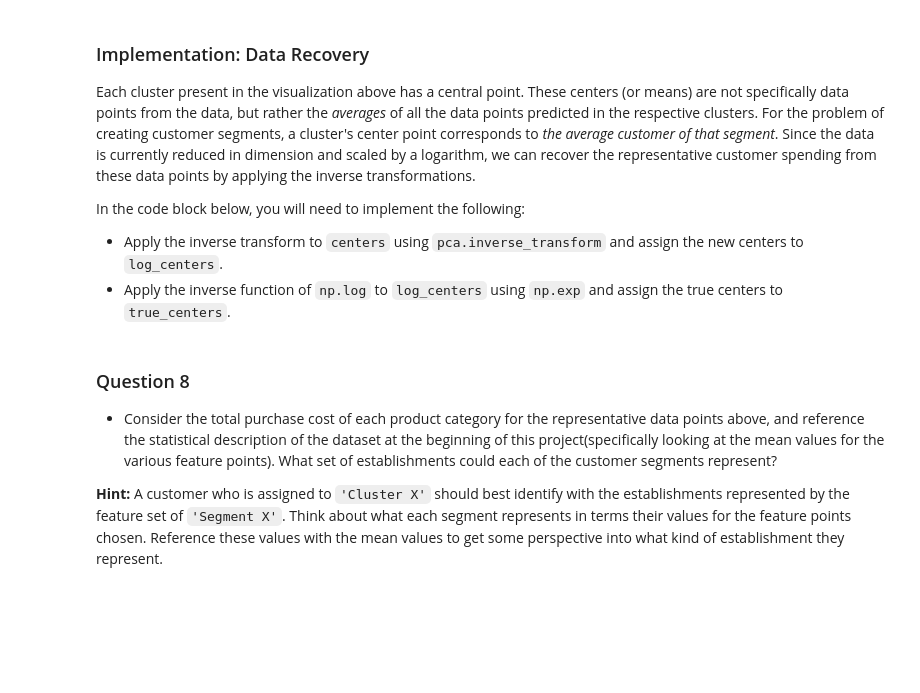
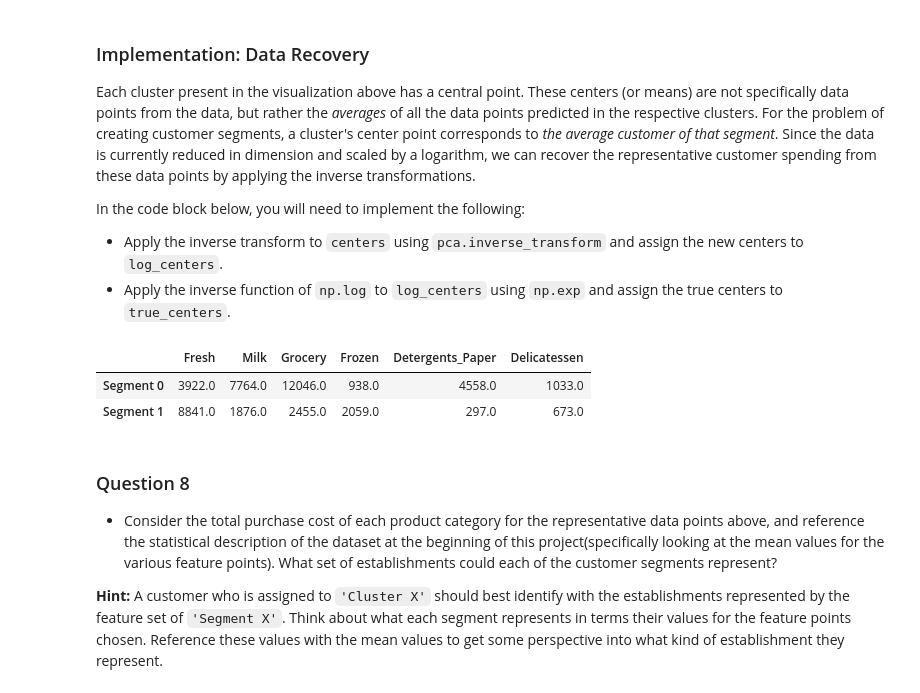
Before and after one commit to dcgull/ML-Projects, a Jupyter notebook: customer_segments/customer_segments.ipynb, the cells around one changed output. Drawn from its saved outputs; the diff is of its cells as text; code cells hidden in the pictures; blank space fills up the shorter version.

```diff
--- a/customer_segments/customer_segments.ipynb
+++ b/customer_segments/customer_segments.ipynb
@@ -498,16 +504,20 @@ In the code block below, you will need to implement the following:
  - Apply the inverse function of `np.log` to `log_centers` using `np.exp` and assign the true centers to `true_centers`.
 # %%
 # TODO: Inverse transform the centers
-log_centers = None
+log_centers = pca.inverse_transform(centers)
 
 # TODO: Exponentiate the centers
-true_centers = None
+true_centers = np.exp(log_centers)
 
 # Display the true centers
 segments = ['Segment {}'.format(i) for i in range(0,len(centers))]
 true_centers = pd.DataFrame(np.round(true_centers), columns = data.keys())
 true_centers.index = segments
 display(true_centers)
+# %% [output]
+|  | Fresh | Milk | Grocery | Frozen | Detergents_Paper | Delicatessen |
+| Segment 0 | 3922.0 | 7764.0 | 12046.0 | 938.0 | 4558.0 | 1033.0 |
+| Segment 1 | 8841.0 | 1876.0 | 2455.0 | 2059.0 | 297.0 | 673.0 |
 # %% [markdown]
 ### Question 8
 
```
Also changed, not shown: parts of 9 cells of this notebook.
